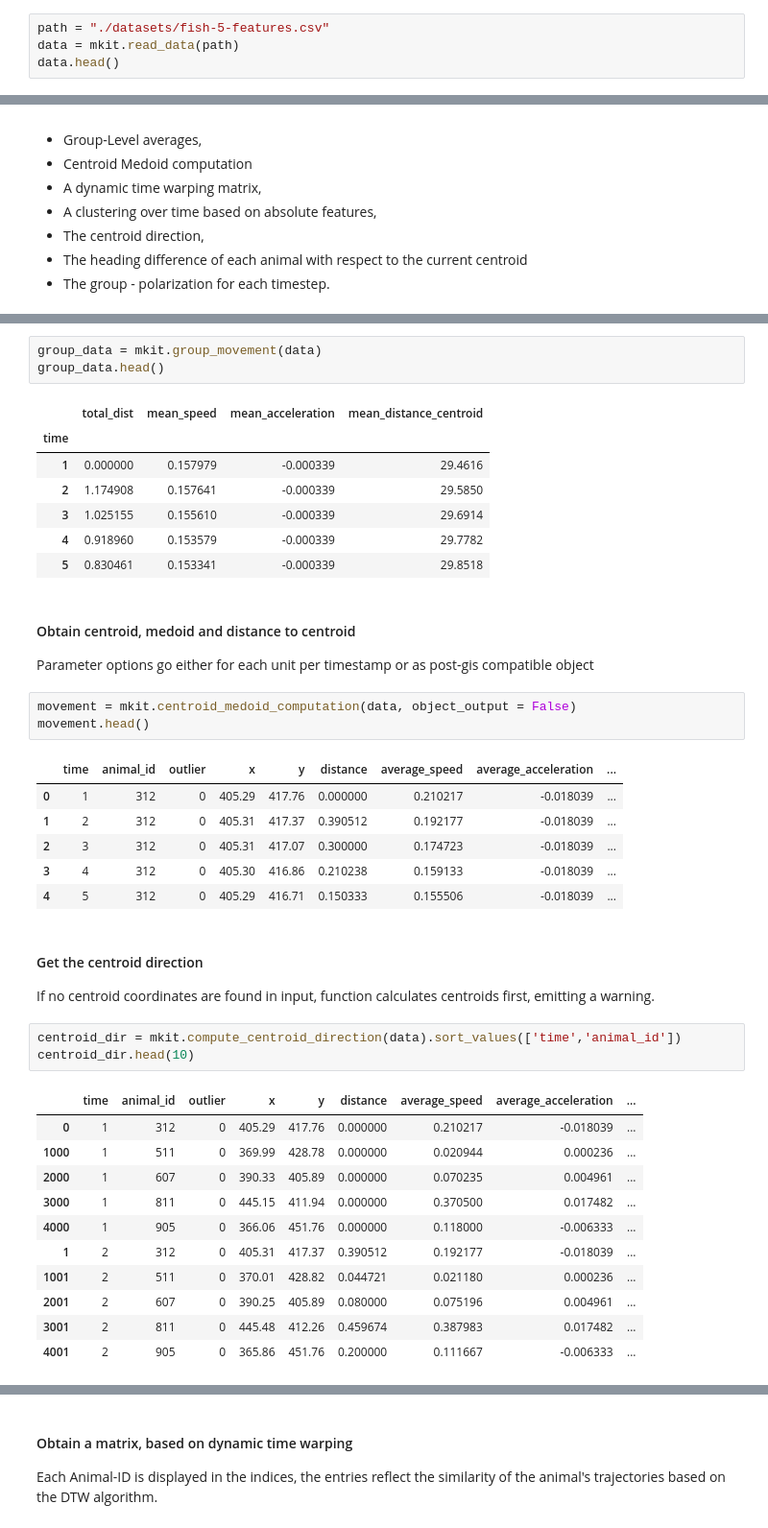
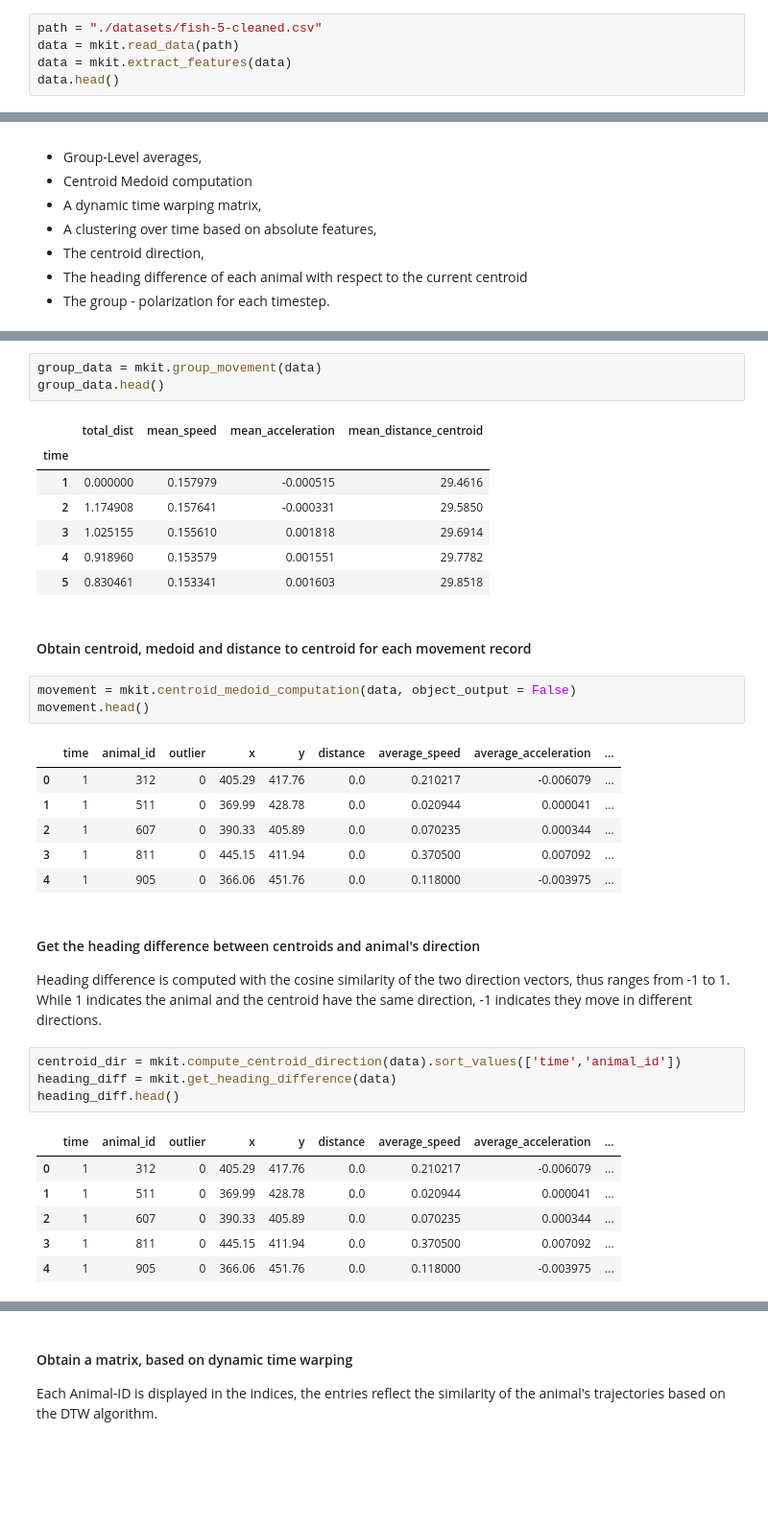
Before and after one commit to dbvis-ukon/movekit, a Jupyter notebook: docs/examples/03_group_features.ipynb, the cells around one changed output, grey strips where cells are left out. Shown at 96% size. Drawn from its saved outputs; the diff is of its cells as text; blank space fills up the shorter version.

```diff
--- a/docs/examples/03_group_features.ipynb
+++ b/docs/examples/03_group_features.ipynb
@@ -6,8 +6,9 @@ import numpy as np
 import pandas as pd
 import matplotlib.pyplot as plt
 # %%
-path = "./datasets/fish-5-features.csv"
+path = "./datasets/fish-5-cleaned.csv"
 data = mkit.read_data(path)
+data = mkit.extract_features(data)
 data.head()
 # %% [output]
 |  | time | animal_id | x | y | distance | average_speed | average_acceleration | direction | ... |
@@ -77,39 +67,34 @@ group_data.head()
 # %% [output]
 |  | total_dist | mean_speed | mean_acceleration | mean_distance_centroid |
 | time |  |  |  |  |
-| 1 | 0.000000 | 0.157979 | -0.000339 | 29.4616 |
-| 2 | 1.174908 | 0.157641 | -0.000339 | 29.5850 |
-| 3 | 1.025155 | 0.155610 | -0.000339 | 29.6914 |
-| 4 | 0.918960 | 0.153579 | -0.000339 | 29.7782 |
-| 5 | 0.830461 | 0.153341 | -0.000339 | 29.8518 |
+| 1 | 0.000000 | 0.157979 | -0.000515 | 29.4616 |
+| 2 | 1.174908 | 0.157641 | -0.000331 | 29.5850 |
+| 3 | 1.025155 | 0.155610 | 0.001818 | 29.6914 |
+| 4 | 0.918960 | 0.153579 | 0.001551 | 29.7782 |
+| 5 | 0.830461 | 0.153341 | 0.001603 | 29.8518 |
 # %% [markdown]
-#### Obtain centroid, medoid and distance to centroid
-Parameter options go either for each unit per timestamp or as post-gis compatible object
+#### Obtain centroid, medoid and distance to centroid for each movement record
 # %%
 movement = mkit.centroid_medoid_computation(data, object_output = False)
 movement.head()
 # %% [output]
 |  | time | animal_id | outlier | x | y | distance | average_speed | average_acceleration | ... |
-| 0 | 1 | 312 | 0 | 405.29 | 417.76 | 0.000000 | 0.210217 | -0.018039 | ... |
-| 1 | 2 | 312 | 0 | 405.31 | 417.37 | 0.390512 | 0.192177 | -0.018039 | ... |
-| 2 | 3 | 312 | 0 | 405.31 | 417.07 | 0.300000 | 0.174723 | -0.018039 | ... |
-| 3 | 4 | 312 | 0 | 405.30 | 416.86 | 0.210238 | 0.159133 | -0.018039 | ... |
-| 4 | 5 | 312 | 0 | 405.29 | 416.71 | 0.150333 | 0.155506 | -0.018039 | ... |
+| 0 | 1 | 312 | 0 | 405.29 | 417.76 | 0.0 | 0.210217 | -0.006079 | ... |
+| 1 | 1 | 511 | 0 | 369.99 | 428.78 | 0.0 | 0.020944 | 0.000041 | ... |
+| 2 | 1 | 607 | 0 | 390.33 | 405.89 | 0.0 | 0.070235 | 0.000344 | ... |
+| 3 | 1 | 811 | 0 | 445.15 | 411.94 | 0.0 | 0.370500 | 0.007092 | ... |
+| 4 | 1 | 905 | 0 | 366.06 | 451.76 | 0.0 | 0.118000 | -0.003975 | ... |
-# %% [markdown]
-#### Get the centroid direction
-If no centroid coordinates are found in input, function calculates centroids first, emitting a warning.
+# %% [markdown]
+#### Get the heading difference between centroids and animal's direction
+Heading difference is computed with the cosine similarity of the two direction vectors, thus ranges from -1 to 1. While 1 indicates the animal and the centroid have the same direction, -1 indicates they move in different directions.
 # %%
 centroid_dir = mkit.compute_centroid_direction(data).sort_values(['time','animal_id'])
-centroid_dir.head(10)
+heading_diff = mkit.get_heading_difference(data)
+heading_diff.head()
 # %% [output]
 |  | time | animal_id | outlier | x | y | distance | average_speed | average_acceleration | ... |
-| 0 | 1 | 312 | 0 | 405.29 | 417.76 | 0.000000 | 0.210217 | -0.018039 | ... |
-| 1000 | 1 | 511 | 0 | 369.99 | 428.78 | 0.000000 | 0.020944 | 0.000236 | ... |
-| 2000 | 1 | 607 | 0 | 390.33 | 405.89 | 0.000000 | 0.070235 | 0.004961 | ... |
-| 3000 | 1 | 811 | 0 | 445.15 | 411.94 | 0.000000 | 0.370500 | 0.017482 | ... |
-| 4000 | 1 | 905 | 0 | 366.06 | 451.76 | 0.000000 | 0.118000 | -0.006333 | ... |
-| 1 | 2 | 312 | 0 | 405.31 | 417.37 | 0.390512 | 0.192177 | -0.018039 | ... |
-| 1001 | 2 | 511 | 0 | 370.01 | 428.82 | 0.044721 | 0.021180 | 0.000236 | ... |
-| 2001 | 2 | 607 | 0 | 390.25 | 405.89 | 0.080000 | 0.075196 | 0.004961 | ... |
-| 3001 | 2 | 811 | 0 | 445.48 | 412.26 | 0.459674 | 0.387983 | 0.017482 | ... |
-| 4001 | 2 | 905 | 0 | 365.86 | 451.76 | 0.200000 | 0.111667 | -0.006333 | ... |
+| 0 | 1 | 312 | 0 | 405.29 | 417.76 | 0.0 | 0.210217 | -0.006079 | ... |
+| 1 | 1 | 511 | 0 | 369.99 | 428.78 | 0.0 | 0.020944 | 0.000041 | ... |
+| 2 | 1 | 607 | 0 | 390.33 | 405.89 | 0.0 | 0.070235 | 0.000344 | ... |
+| 3 | 1 | 811 | 0 | 445.15 | 411.94 | 0.0 | 0.370500 | 0.007092 | ... |
+| 4 | 1 | 905 | 0 | 366.06 | 451.76 | 0.0 | 0.118000 | -0.003975 | ... |
```
Also changed, not shown: parts of 11 cells of this notebook, 10 other files.
